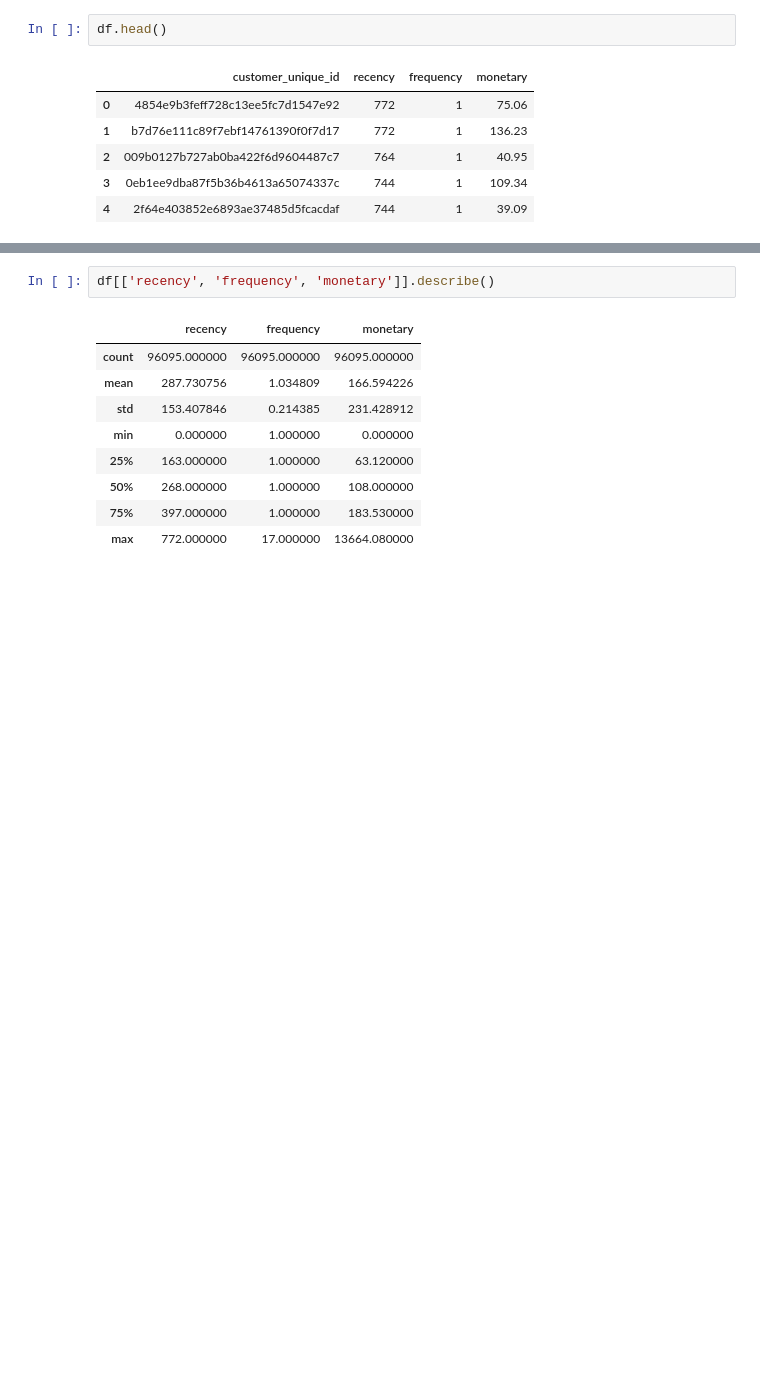
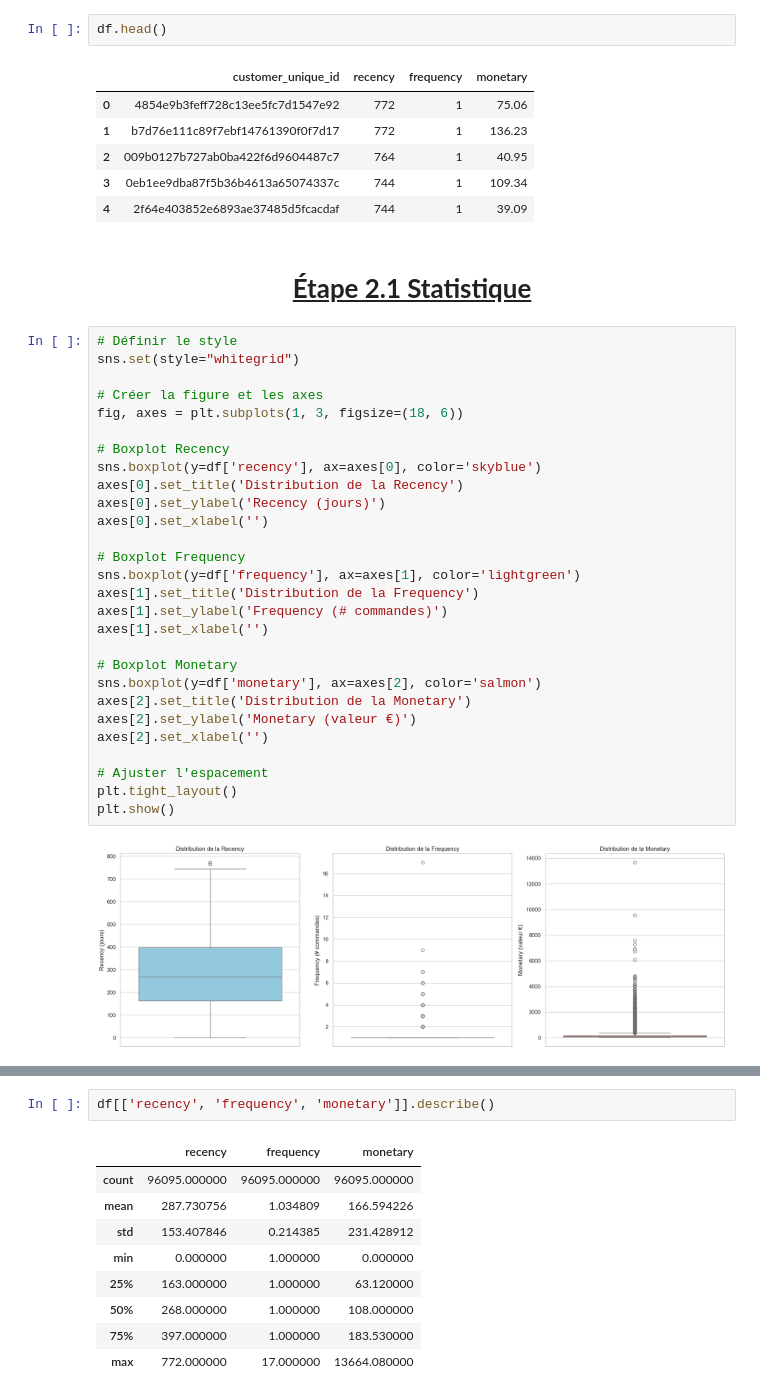
Before and after one commit to davidjeje/segmenter_des_clients, a Jupyter notebook: Marivat_David_2_notebook_exploration_04_2025.ipynb, the cells around one changed output, grey strips where cells are left out. Saved outputs shown, nothing was run; the diff lists cells and outputs as text; blank space fills up the shorter version.

```diff
--- a/Marivat_David_2_notebook_exploration_04_2025.ipynb
+++ b/Marivat_David_2_notebook_exploration_04_2025.ipynb
@@ -327,3 +268,35 @@ df.head()
 | 2 | 009b0127b727ab0ba422f6d9604487c7 | 764 | 1 | 40.95 |
 | 3 | 0eb1ee9dba87f5b36b4613a65074337c | 744 | 1 | 109.34 |
 | 4 | 2f64e403852e6893ae37485d5fcacdaf | 744 | 1 | 39.09 |
+# %% [markdown]
+<h1 style="text-align: center; font-weight: bold;"><u>Étape 2.1 Statistique</u></h1>
+# %%
+# Définir le style
+sns.set(style="whitegrid")
+
+# Créer la figure et les axes
+fig, axes = plt.subplots(1, 3, figsize=(18, 6))
+
+# Boxplot Recency
+sns.boxplot(y=df['recency'], ax=axes[0], color='skyblue')
+axes[0].set_title('Distribution de la Recency')
+axes[0].set_ylabel('Recency (jours)')
+axes[0].set_xlabel('')
+
+# Boxplot Frequency
+sns.boxplot(y=df['frequency'], ax=axes[1], color='lightgreen')
+axes[1].set_title('Distribution de la Frequency')
+axes[1].set_ylabel('Frequency (# commandes)')
+axes[1].set_xlabel('')
+
+# Boxplot Monetary
+sns.boxplot(y=df['monetary'], ax=axes[2], color='salmon')
+axes[2].set_title('Distribution de la Monetary')
+axes[2].set_ylabel('Monetary (valeur €)')
+axes[2].set_xlabel('')
+
+# Ajuster l'espacement
+plt.tight_layout()
+plt.show()
+# %% [output]
+[figure, added]
```
Also changed, not shown: parts of 26 cells of this notebook, 5 other files.
